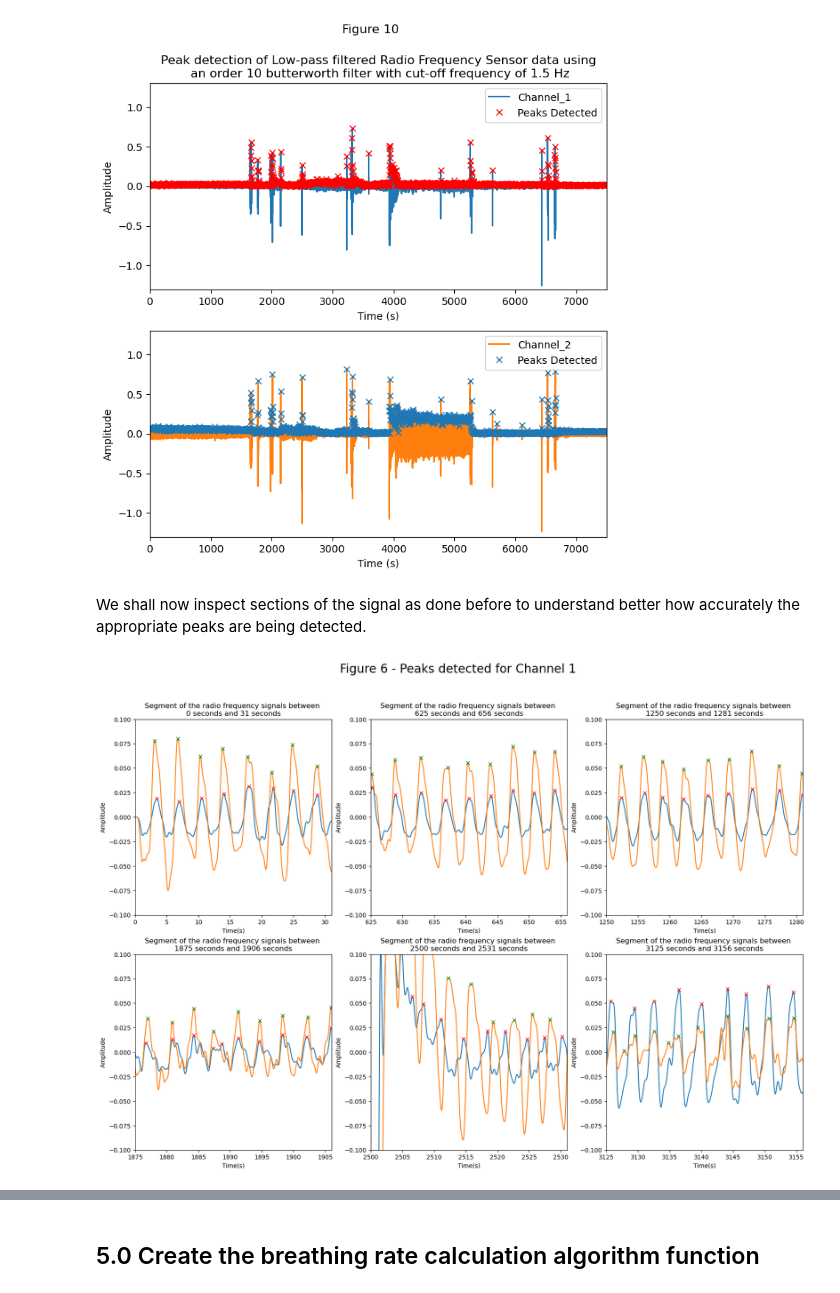
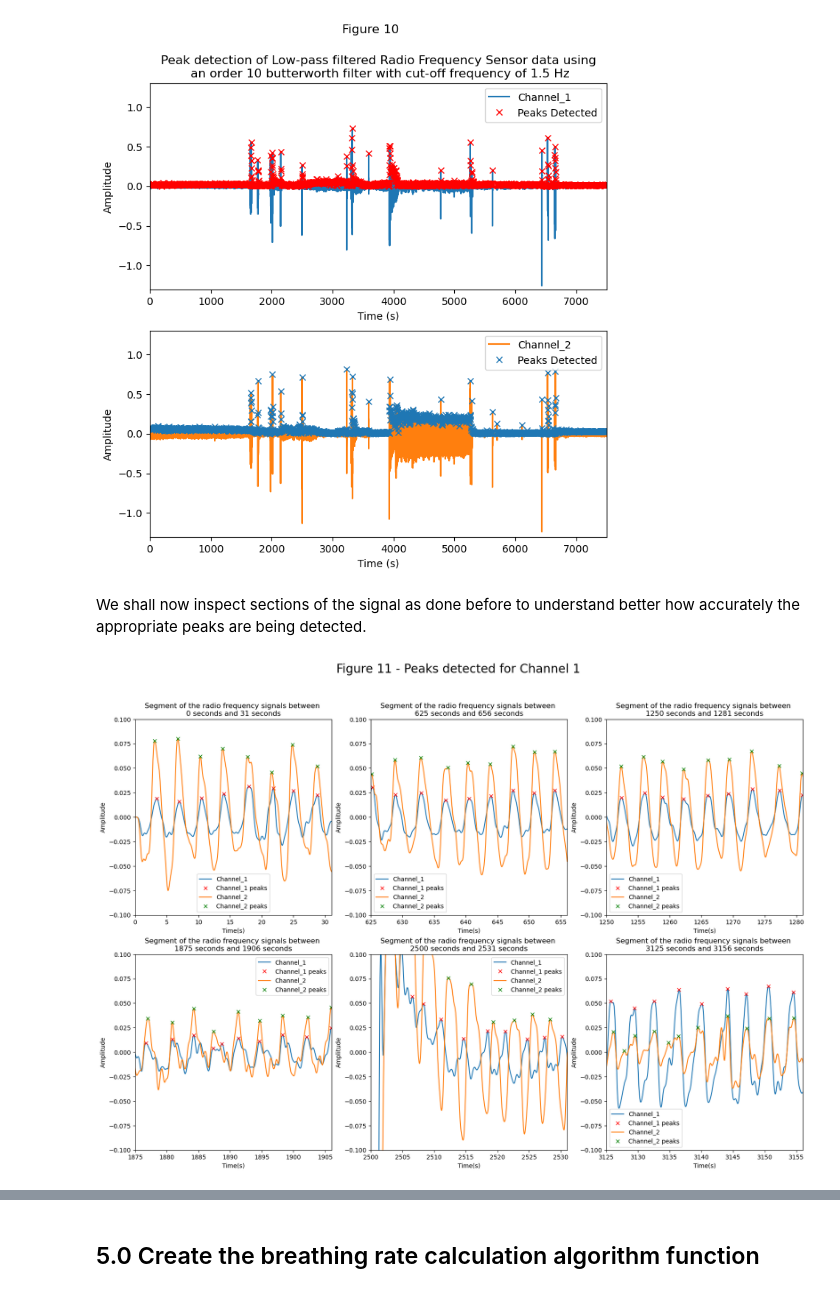
Before and after one commit to AoibheT-H/Algorithm_Challenge, a Jupyter notebook: Aoibhe_Turner_Heaney_Algorithm_Challenge.ipynb, the cells around one changed output, grey strips where cells are left out. Drawn from its saved outputs; the diff is of its cells as text; code cells hidden in the pictures.

```diff
--- a/Aoibhe_Turner_Heaney_Algorithm_Challenge.ipynb
+++ b/Aoibhe_Turner_Heaney_Algorithm_Challenge.ipynb
@@ -446,28 +446,29 @@ plt.ylim([-1.3, 1.3])
 plt.show()
 # %% [output]
 [figure]
-# %% [markdown]
-We shall now inspect sections of the signal as done before to understand better how accurately the appropriate peaks are being detected.
+# %% [markdown]
+We shall now inspect sections of the signal as done before to understand better how accurately the appropriate peaks are being detected.
 # %%
 w = 500 #number of samples in segment
 ind = 0
-plt.figure(figsize=(20,13)).suptitle('Figure 6 - Peaks detected for Channel 1', fontsize=20)
+plt.figure(figsize=(20,13)).suptitle('Figure 11 - Peaks detected for Channel 1', fontsize=20)
 
 for i in range(0, N-w, w*20):
     ind+=1
     plt.subplot(2, 3, ind)
     time_axis_segment = np.linspace(i//fs, (i+w)//fs, w)
     plt.plot(time_axis, LP_filtered_avg_sig_1, color="#1f77b4")
     plt.plot(peaks_detected_LP_avg_sig_1/fs, LP_filtered_avg_sig_1[peaks_detected_LP_avg_sig_1], "x", color="r") # divide peaks by sampling frequency such that both signal and peaks can be plotted in the same units of seconds
     plt.plot(time_axis, LP_filtered_avg_sig_2, color="#ff7f0e")
     plt.plot(peaks_detected_LP_avg_sig_2/fs, LP_filtered_avg_sig_2[peaks_detected_LP_avg_sig_2], "x", color="g") # divide peaks by sampling frequency such that both signal and peaks can be plotted in the same units of seconds
     plt.xlabel('Time(s)')
     plt.ylabel('Amplitude')
     plt.title('Segment of the radio frequency signals between \n'+str(int(time_axis_segment[0]))+' seconds and '+str(int(time_axis_segment[-1]))+' seconds')
     plt.xlim([time_axis_segment[0], time_axis_segment[-1]])
+    plt.legend(['Channel_1', 'Channel_1 peaks', 'Channel_2', 'Channel_2 peaks'])
     plt.ylim([-0.1, 0.1])
     if ind == 6:
         break
 plt.show()
 # %% [output]
-[figure, old version]
+[figure, new version]
```
Also changed, not shown: parts of 9 cells of this notebook.
